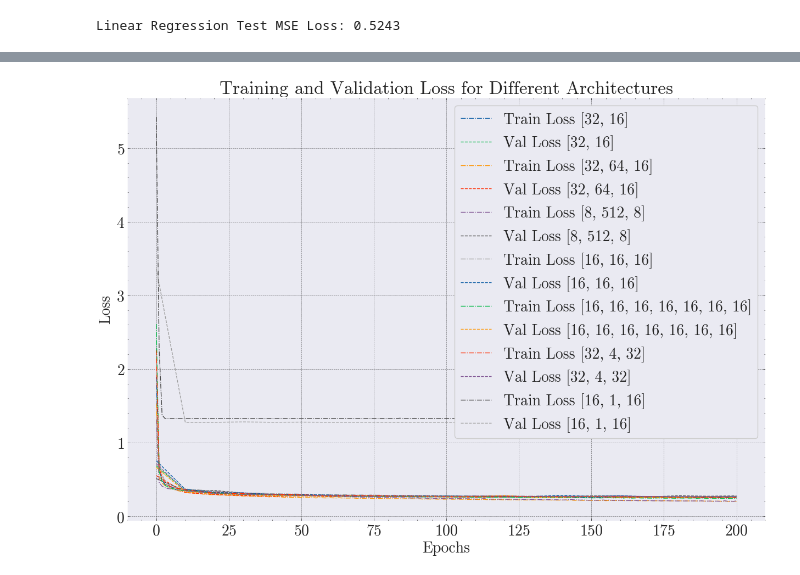
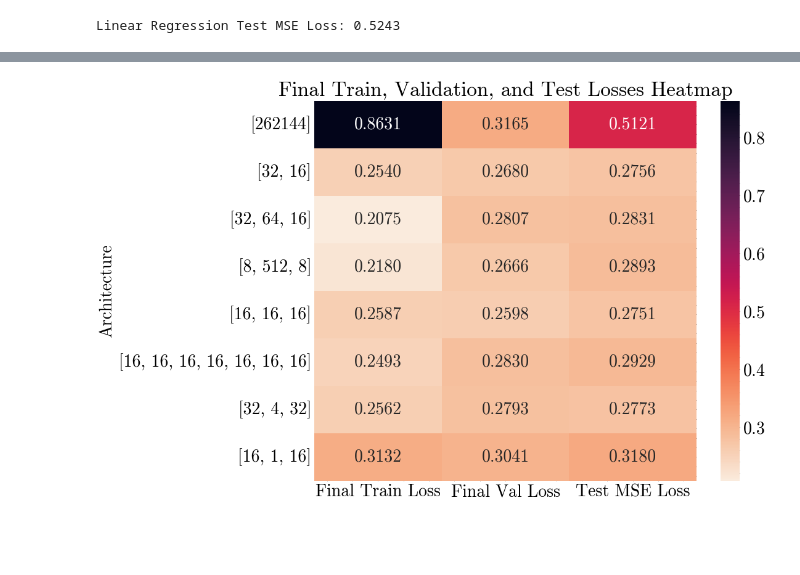
Before and after one commit to DanielHBreger/university-notes, a Jupyter notebook: Semester 5/Machine Learning/HW/HW1/q4.ipynb, the cells around one changed output, grey strips where cells are left out. Drawn from its saved outputs; the diff is of its cells as text; code cells hidden in the pictures; blank space fills up the shorter version.

```diff
--- a/Semester 5/Machine Learning/HW/HW1/q4.ipynb
+++ b/Semester 5/Machine Learning/HW/HW1/q4.ipynb
@@ -360,14 +374,24 @@ plt.show()
-# %%
-# plot training and validation loss for different architectures
-plt.figure(figsize=(15,10))
-for arch, history in histories.items():
-    val_dict = {i*10: v for i, v in enumerate(history['val_loss'])}
-    plt.plot(range(len(history['train_loss'])), history['train_loss'], label=f'Train Loss {arch}', linestyle='-.')
-    plt.plot(list(val_dict.keys()), list(val_dict.values()), label=f'Val Loss {arch}', linestyle='--')
-plt.xlabel('Epochs')
-plt.ylabel('Loss')
-plt.title('Training and Validation Loss for Different Architectures')
-plt.legend()
-plt.show()
-# %% [output]
-[figure, removed]
+# %%
+# test loss vs final training loss vs final validation loss for different architectures heatmap
+final_train_losses = []
+final_val_losses = []
+test_losses = []
+for arch in architectures:
+    history = histories[str(arch)]
+    final_train_losses.append(history['train_loss'][-1])
+    final_val_losses.append(history['val_loss'][-1])
+    test_loss = results_df[results_df['Architecture']==str(arch)]['Test MSE Loss'].values[0]
+    test_losses.append(test_loss)
+loss_df = pd.DataFrame({
+    'Architecture': [str(arch) for arch in architectures],
+    'Final Train Loss': final_train_losses,
+    'Final Val Loss': final_val_losses,
+    'Test MSE Loss': test_losses
+})
+pivot_table = loss_df.set_index('Architecture')
+plt.figure(figsize=(10,8))
+sns.heatmap(pivot_table, annot=True, fmt=".4f", cmap="rocket_r")
+plt.title("Final Train, Validation, and Test Losses Heatmap")
+plt.show()
+# %% [output]
+[figure, added]
```
Also changed, not shown: parts of 20 cells of this notebook.
